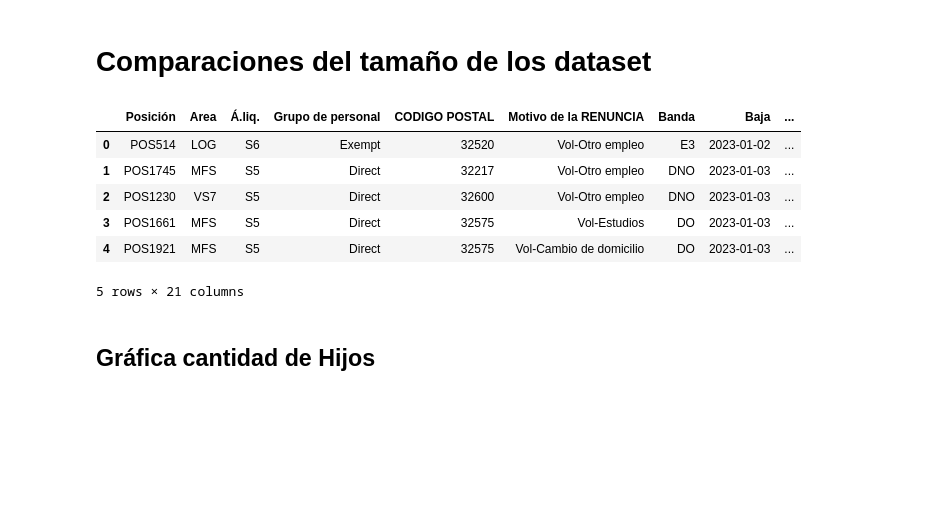
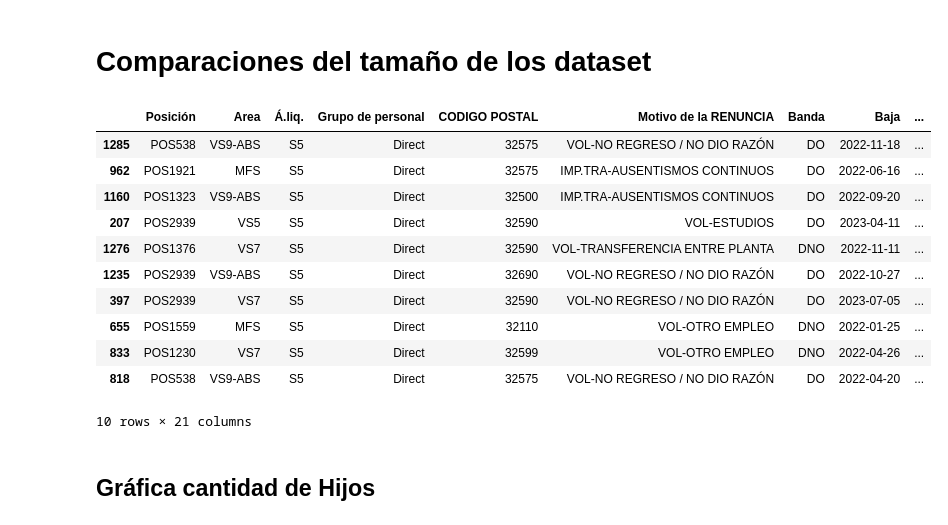
Before and after one commit to luisscrc/Datathon-Equipo-5, a Jupyter notebook: Proyecto_Datathon_Equipo_5_Luis.ipynb, the cells around one changed output. Saved outputs shown, nothing was run; the diff lists cells and outputs as text; code cells hidden in the pictures; blank space fills up the shorter version.

```diff
--- a/Proyecto_Datathon_Equipo_5_Luis.ipynb
+++ b/Proyecto_Datathon_Equipo_5_Luis.ipynb
@@ -233,15 +248,20 @@ data_sucia = data_sucia.dropna()
 # Comparaciones del tamaño de los dataset
 # %%
 # Ver las columnas
-data_sucia.head()
+data_sucia.sample(10)
 # %% [output]
 |  | Posición | Area | Á.liq. | Grupo de personal | CODIGO POSTAL | Motivo de la RENUNCIA | Banda | Baja | ... |
-| 0 | POS514 | LOG | S6 | Exempt | 32520 | Vol-Otro empleo | E3 | 2023-01-02 | ... |
-| 1 | POS1745 | MFS | S5 | Direct | 32217 | Vol-Otro empleo | DNO | 2023-01-03 | ... |
-| 2 | POS1230 | VS7 | S5 | Direct | 32600 | Vol-Otro empleo | DNO | 2023-01-03 | ... |
-| 3 | POS1661 | MFS | S5 | Direct | 32575 | Vol-Estudios | DO | 2023-01-03 | ... |
-| 4 | POS1921 | MFS | S5 | Direct | 32575 | Vol-Cambio de domicilio | DO | 2023-01-03 | ... |
+| 1285 | POS538 | VS9-ABS | S5 | Direct | 32575 | VOL-NO REGRESO / NO DIO RAZÓN | DO | 2022-11-18 | ... |
+| 962 | POS1921 | MFS | S5 | Direct | 32575 | IMP.TRA-AUSENTISMOS CONTINUOS | DO | 2022-06-16 | ... |
+| 1160 | POS1323 | VS9-ABS | S5 | Direct | 32500 | IMP.TRA-AUSENTISMOS CONTINUOS | DO | 2022-09-20 | ... |
+| 207 | POS2939 | VS5 | S5 | Direct | 32590 | VOL-ESTUDIOS | DO | 2023-04-11 | ... |
+| 1276 | POS1376 | VS7 | S5 | Direct | 32590 | VOL-TRANSFERENCIA ENTRE PLANTA | DNO | 2022-11-11 | ... |
+| 1235 | POS2939 | VS9-ABS | S5 | Direct | 32690 | VOL-NO REGRESO / NO DIO RAZÓN | DO | 2022-10-27 | ... |
+| 397 | POS2939 | VS7 | S5 | Direct | 32590 | VOL-NO REGRESO / NO DIO RAZÓN | DO | 2023-07-05 | ... |
+| 655 | POS1559 | MFS | S5 | Direct | 32110 | VOL-OTRO EMPLEO | DNO | 2022-01-25 | ... |
+| 833 | POS1230 | VS7 | S5 | Direct | 32599 | VOL-OTRO EMPLEO | DNO | 2022-04-26 | ... |
+| 818 | POS538 | VS9-ABS | S5 | Direct | 32575 | VOL-NO REGRESO / NO DIO RAZÓN | DO | 2022-04-20 | ... |
-5 rows × 21 columns
+10 rows × 21 columns
 # %%
 # Este comando cambiar el tipo de columnas, no se exactamente cuales y a que tipo por lo que dejo así el borrador
 #data_limpia["nombre_columna"] = data_sucia["nombre_columna"].astype(int)
```
Also changed, not shown: parts of 1 cell of this notebook.
